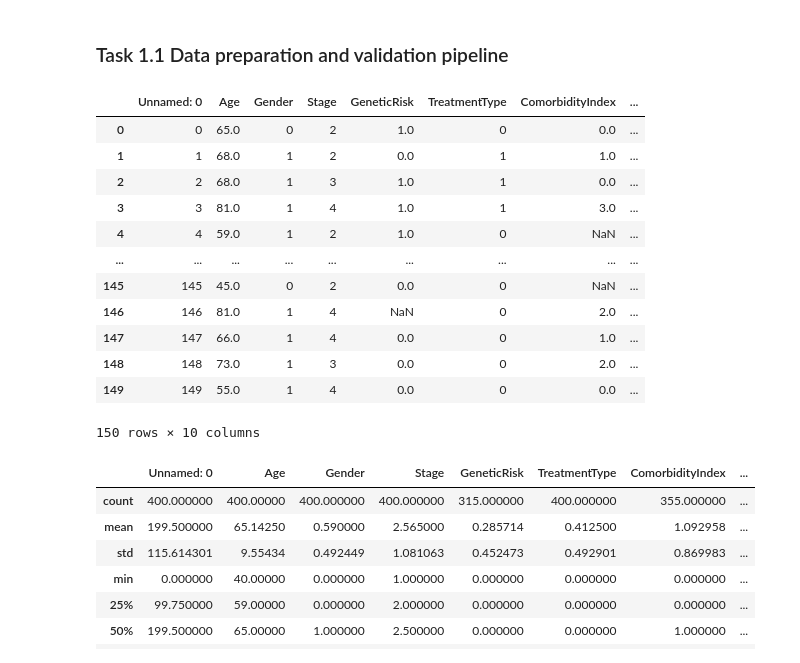
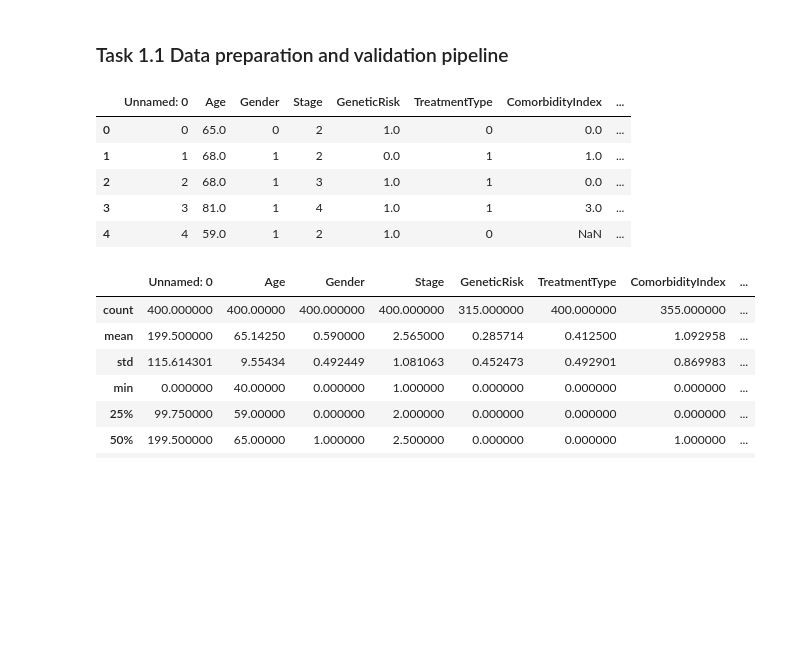
Before and after one commit to bencastello/Machine-Learning-Assignment-2, a Jupyter notebook: ml_assignment_2.ipynb, the cells around one changed output. Drawn from its saved outputs; the diff is of its cells as text; code cells hidden in the pictures; blank space fills up the shorter version.

```diff
--- a/ml_assignment_2.ipynb
+++ b/ml_assignment_2.ipynb
@@ -32,21 +32,14 @@ import time
 import random
 # %%
 train_csv = pd.read_csv('train_data.csv')
-train_csv.head(150)
+train_csv.head(5)
 # %% [output]
 |  | Unnamed: 0 | Age | Gender | Stage | GeneticRisk | TreatmentType | ComorbidityIndex | ... |
 | 0 | 0 | 65.0 | 0 | 2 | 1.0 | 0 | 0.0 | ... |
 | 1 | 1 | 68.0 | 1 | 2 | 0.0 | 1 | 1.0 | ... |
 | 2 | 2 | 68.0 | 1 | 3 | 1.0 | 1 | 0.0 | ... |
 | 3 | 3 | 81.0 | 1 | 4 | 1.0 | 1 | 3.0 | ... |
 | 4 | 4 | 59.0 | 1 | 2 | 1.0 | 0 | NaN | ... |
-| ... | ... | ... | ... | ... | ... | ... | ... | ... |
-| 145 | 145 | 45.0 | 0 | 2 | 0.0 | 0 | NaN | ... |
-| 146 | 146 | 81.0 | 1 | 4 | NaN | 0 | 2.0 | ... |
-| 147 | 147 | 66.0 | 1 | 4 | 0.0 | 0 | 1.0 | ... |
-| 148 | 148 | 73.0 | 1 | 3 | 0.0 | 0 | 2.0 | ... |
-| 149 | 149 | 55.0 | 1 | 4 | 0.0 | 0 | 0.0 | ... |
-150 rows × 10 columns
 # %%
 train_csv.describe()
 # %% [output]
```
Also changed, not shown: parts of 17 cells of this notebook.
